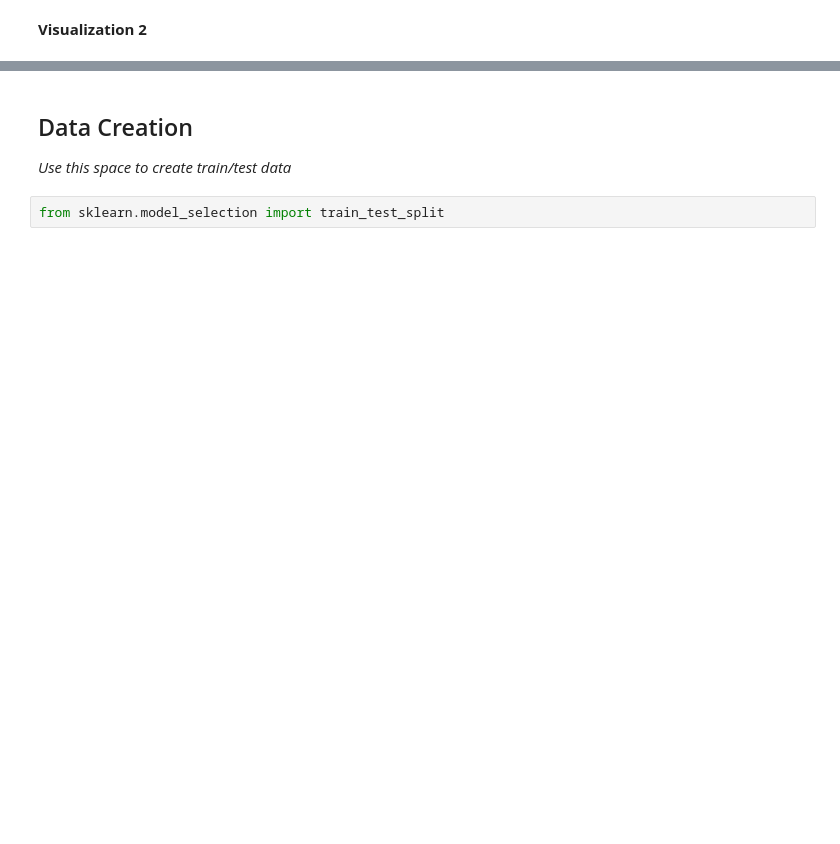
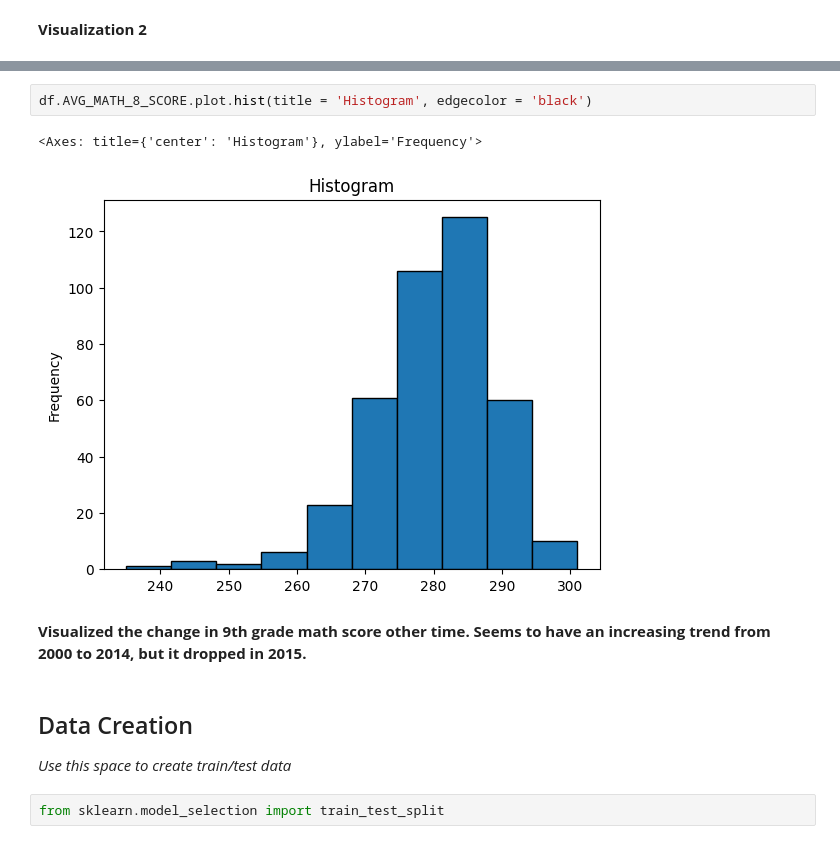
Before and after one commit to chyongha/MDST-Tutorial, a Jupyter notebook: tutorial1/checkpoint1.ipynb, the cells around one changed output, grey strips where cells are left out. Drawn from its saved outputs; the diff is of its cells as text; blank space fills up the shorter version.

```diff
--- a/tutorial1/checkpoint1.ipynb
+++ b/tutorial1/checkpoint1.ipynb
@@ -161,3 +174,10 @@ Investigate the relationship between your chosen response variable and at least
+# %%
+df.AVG_MATH_8_SCORE.plot.hist(title = 'Histogram', edgecolor = 'black')
+# %% [output]
+<Axes: title={'center': 'Histogram'}, ylabel='Frequency'>
+[figure, added]
+# %% [markdown]
+**Visualized the change in 9th grade math score other time. Seems to have an increasing trend from 2000 to 2014, but it dropped in 2015.**
 # %% [markdown]
 <h2> Data Creation </h2>
 
```
Also changed, not shown: parts of 21 cells of this notebook, 1 other file.
